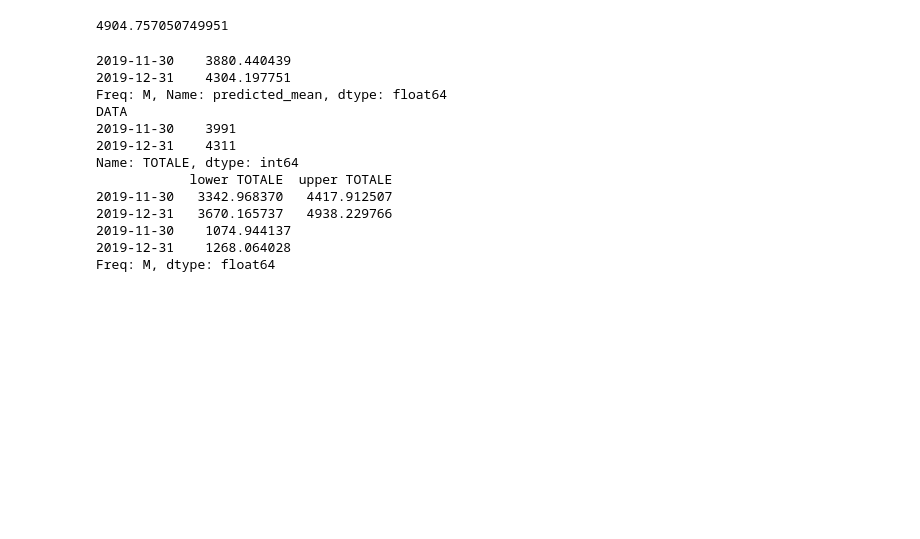
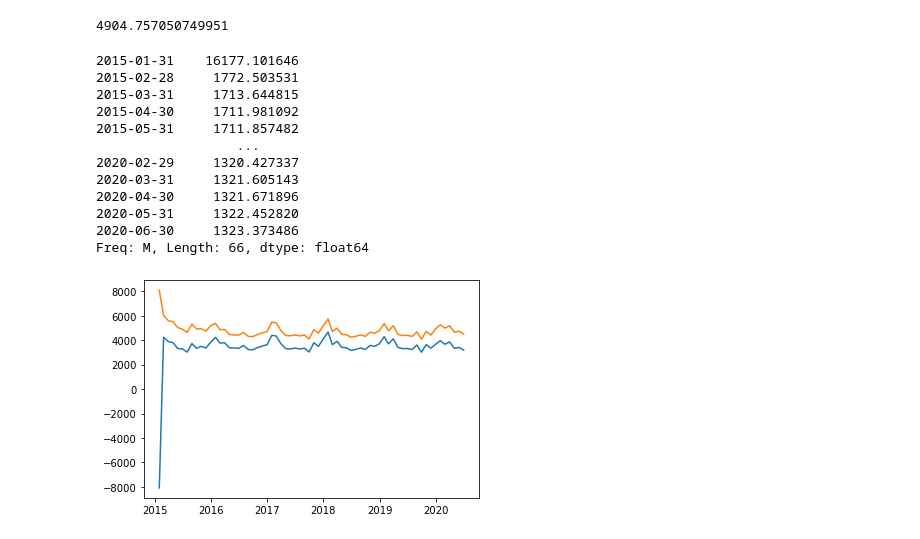
Before and after one commit to SofiaBlack/COVID-19_deaths_analysis, a Jupyter notebook: Modulo 4 - Analisi per regioni/regioni/Emilia Romagna/EMILIA ROMAGNA - SARIMA mensile.ipynb, the cells around one changed output. Cells and saved outputs as stored; diff of their text form; code cells hidden in the pictures; blank space fills up the shorter version.

```diff
--- a/Modulo 4 - Analisi per regioni/regioni/Emilia Romagna/EMILIA ROMAGNA - SARIMA mensile.ipynb
+++ b/Modulo 4 - Analisi per regioni/regioni/Emilia Romagna/EMILIA ROMAGNA - SARIMA mensile.ipynb
@@ -370,23 +370,27 @@ diff_predictions_tot['24-02-2020':].sum()
 # %%
 predictions_tot.to_csv('../../csv/pred/predictions_SARIMA_emilia_romagna.csv')
 # %%
-forecast = model_fit.get_prediction(start=pred_start, end=pred_end)
+forecast = model_fit.get_prediction(start=start_prediction, end=end_prediction)
 in_c = forecast.conf_int()
-print(forecast.predicted_mean)
-print(test)
-print(in_c)
+#print(forecast.predicted_mean)
+#print(test)
+#print(in_c)
 print(in_c['upper TOTALE'] - in_c['lower TOTALE'])
 # %% [output]
-2019-11-30    3880.440439
-2019-12-31    4304.197751
-Freq: M, Name: predicted_mean, dtype: float64
-DATA
-2019-11-30    3991
-2019-12-31    4311
-Name: TOTALE, dtype: int64
-            lower TOTALE  upper TOTALE
-2019-11-30   3342.968370   4417.912507
-2019-12-31   3670.165737   4938.229766
-2019-11-30    1074.944137
-2019-12-31    1268.064028
-Freq: M, dtype: float64
+2015-01-31    16177.101646
+2015-02-28     1772.503531
+2015-03-31     1713.644815
+2015-04-30     1711.981092
+2015-05-31     1711.857482
+                  ...
+2020-02-29     1320.427337
+2020-03-31     1321.605143
+2020-04-30     1321.671896
+2020-05-31     1322.452820
+2020-06-30     1323.373486
+Freq: M, Length: 66, dtype: float64
+# %%
+plt.plot(in_c)
+plt.show()
+# %% [output]
+[figure, added]
```
Also changed, not shown: parts of 1 cell of this notebook, 21 other files.
